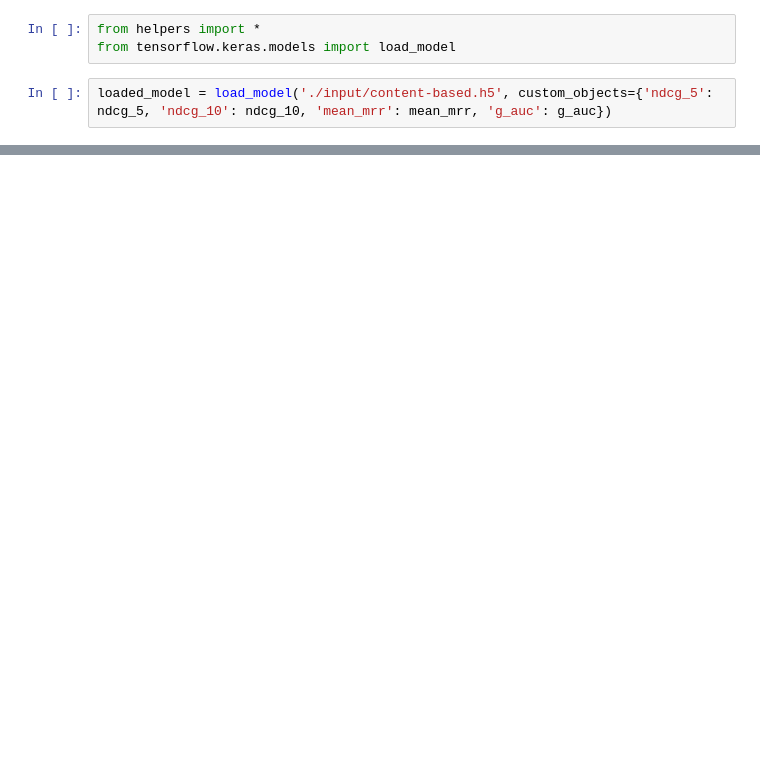
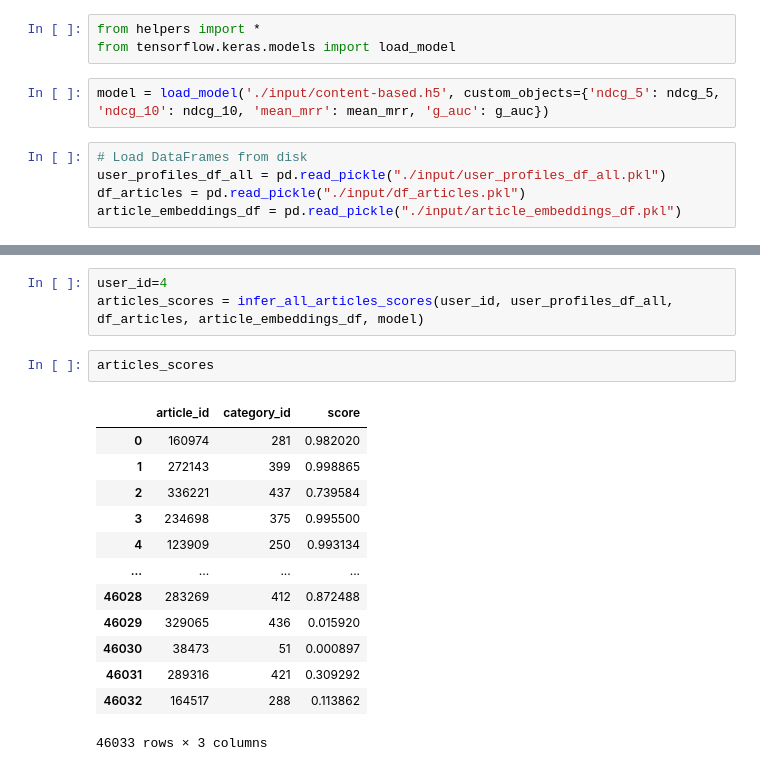
Before and after one commit to 6be709c0/oc-ai-engineer, a Jupyter notebook: OC/P10/content-based-inference.ipynb, the cells around one changed output, grey strips where cells are left out. Saved outputs shown, nothing was run; the diff lists cells and outputs as text; blank space fills up the shorter version.

```diff
--- a/OC/P10/content-based-inference.ipynb
+++ b/OC/P10/content-based-inference.ipynb
@@ -2,5 +2,10 @@
 from helpers import *
 from tensorflow.keras.models import load_model
 # %%
-loaded_model = load_model('./input/content-based.h5', custom_objects={'ndcg_5': ndcg_5, 'ndcg_10': ndcg_10, 'mean_mrr': mean_mrr, 'g_auc': g_auc})
+model = load_model('./input/content-based.h5', custom_objects={'ndcg_5': ndcg_5, 'ndcg_10': ndcg_10, 'mean_mrr': mean_mrr, 'g_auc': g_auc})
+# %%
+# Load DataFrames from disk
+user_profiles_df_all = pd.read_pickle("./input/user_profiles_df_all.pkl")
+df_articles = pd.read_pickle("./input/df_articles.pkl")
+article_embeddings_df = pd.read_pickle("./input/article_embeddings_df.pkl")
 # %%
@@ -57,0 +41,19 @@ def infer_top_k_articles(user_id, user_profiles_df_train, df_articles, article_e
+# %%
+user_id=4
+articles_scores = infer_all_articles_scores(user_id, user_profiles_df_all, df_articles, article_embeddings_df, model)
+# %%
+articles_scores
+# %% [output]
+|  | article_id | category_id | score |
+| 0 | 160974 | 281 | 0.982020 |
+| 1 | 272143 | 399 | 0.998865 |
+| 2 | 336221 | 437 | 0.739584 |
+| 3 | 234698 | 375 | 0.995500 |
+| 4 | 123909 | 250 | 0.993134 |
+| ... | ... | ... | ... |
+| 46028 | 283269 | 412 | 0.872488 |
+| 46029 | 329065 | 436 | 0.015920 |
+| 46030 | 38473 | 51 | 0.000897 |
+| 46031 | 289316 | 421 | 0.309292 |
+| 46032 | 164517 | 288 | 0.113862 |
+46033 rows × 3 columns
```
Also changed, not shown: parts of 1 cell of this notebook, 11 other files.
